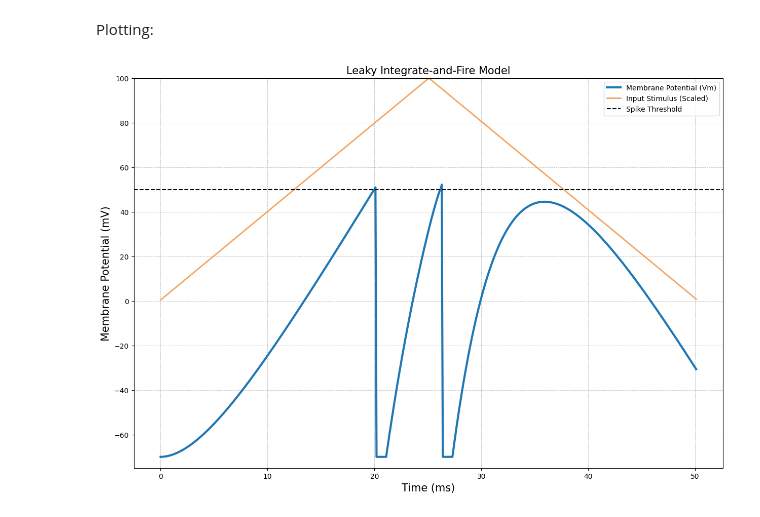
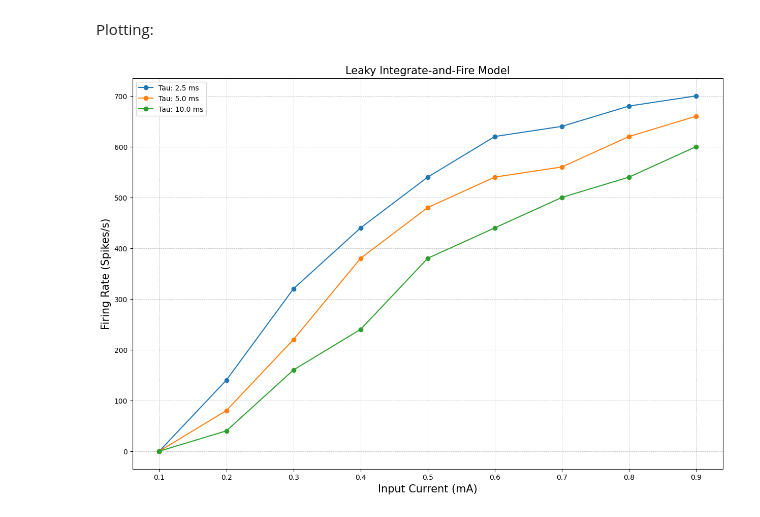
Before and after one commit to availe/CSC-455, a Jupyter notebook: LIF_Model.ipynb, the cells around one changed output. Cells and saved outputs as stored; diff of their text form; code cells hidden in the pictures.

```diff
--- a/LIF_Model.ipynb
+++ b/LIF_Model.ipynb
@@ -5,7 +5,7 @@ from scipy.signal import get_window
 import matplotlib.pyplot as plt
 # %%
 verbose = False # To view output of arrays, set this to True, useful for understanding code
-vt_sim = True # True if making VT graph, false if making IF graph
+vt_sim = False # True if making VT graph, false if making IF graph
 spike_graphing = False
 
 def verbose_print(message):
@@ -109,26 +109,31 @@ if vt_sim:
 Simulation (IF graph):
 # %%
 input_currents = np.arange(0.1, 1.0, 0.1) # Create range of input currents
-firing_rates = []
+
+tau_scalars = [.5,1,2]
+firing_rate_dict = {}
 
 if not vt_sim:
-    for input in input_currents:
-        STIMULUS_INITIALIZATION_TIME = 0
-        spikes = []
-        input_stimulus_array = (input * 1e-3 * get_window('triang', len(time_array)))
+    for scalar in tau_scalars:
+        firing_rate_dict[scalar] = firing_rate_dict.get(scalar, [])
+        for c_input in input_currents:
+            STIMULUS_INITIALIZATION_TIME = 0
+            spikes = []
+            input_stimulus_array = (c_input * 1e-3 * get_window('triang', len(time_array)))
+            tau_m = membrane_time_constant * scalar
 
-        for index, current_time in enumerate(time_array[:-1]):
-            if current_time > STIMULUS_INITIALIZATION_TIME:
-                current_membrane_potential_voltage = (RESTING_POTENTIAL_VOLTAGE*1e-3) + (MEMBRANE_RESISTANCE*1e3) * input_stimulus_array[index]
-                membrane_potential_array[index + 1] = current_membrane_potential_voltage + (membrane_potential_array[index] - current_membrane_potential_voltage) * np.exp(-SIMULATION_TIME_INTERVAL*1e-3 / membrane_time_constant)
+            for index, current_time in enumerate(time_array[:-1]):
+                if current_time > STIMULUS_INITIALIZATION_TIME:
+                    current_membrane_potential_voltage = (RESTING_POTENTIAL_VOLTAGE*1e-3) + (MEMBRANE_RESISTANCE*1e3) * input_stimulus_array[index]
+                    membrane_potential_array[index + 1] = current_membrane_potential_voltage + (membrane_potential_array[index] - current_membrane_potential_voltage) * np.exp(-SIMULATION_TIME_INTERVAL*1e-3 / tau_m)
 
-                if membrane_potential_array[index] >= SPIKE_THRESHOLD_VOLTAGE*1e-3:
-                    spikes.append(current_time*1e3)
-                    membrane_potential_array[index] = SPIKE_PEAK_VOLTAGE*1e-3
-                    STIMULUS_INITIALIZATION_TIME = current_time + REFRACTORY_PERIOD_TIME*1e-3
+                    if membrane_potential_array[index] >= SPIKE_THRESHOLD_VOLTAGE*1e-3:
+                        spikes.append(current_time*1e3)
+                        membrane_potential_array[index] = SPIKE_PEAK_VOLTAGE*1e-3
+                        STIMULUS_INITIALIZATION_TIME = current_time + REFRACTORY_PERIOD_TIME*1e-3
 
-        firing_rate = len(spikes) / (TOTAL_SIMULATION_TIME / 1000)
-        firing_rates.append(firing_rate)
+            firing_rate = len(spikes) / (TOTAL_SIMULATION_TIME / 1000)
+            firing_rate_dict[scalar].append(firing_rate)
 # %% [markdown]
 Plotting:
 # %%
@@ -152,19 +157,23 @@ if vt_sim:
     plt.ylim([-75,100])
     plt.legend()
     plt.show()
-# %% [output]
-[figure, removed]
 # %%
 if not vt_sim:
     plt.figure(figsize=(15,10))
     plt.title('Leaky Integrate-and-Fire Model', fontsize=15)
     plt.ylabel('Firing Rate (Spikes/s)', fontsize=15)
     plt.xlabel('Input Current (mA)', fontsize=15)
 
     plt.grid(True, which='both', linestyle='--', linewidth=0.5)
 
-
-    plt.plot(input_currents, firing_rates, marker='o', label='Firing rate vs Input current')
+    tau_values = [membrane_time_constant * scalar for scalar in tau_scalars]
+    for i, scalar in enumerate(tau_scalars):
+        tau_value = tau_values[i] * 1e3 # convert from seconds to ms
+        rates = firing_rate_dict[scalar]
+        # plt.plot(input_currents, rates, marker='o', label=f'Scalar: {scalar}, Tau: {tau_value} ms') -- previous plot that also showed scalar constant
+        plt.plot(input_currents, rates, marker='o', label=f'Tau: {tau_value} ms')
 
     plt.legend()
     plt.show()
+# %% [output]
+[figure, added]
```
